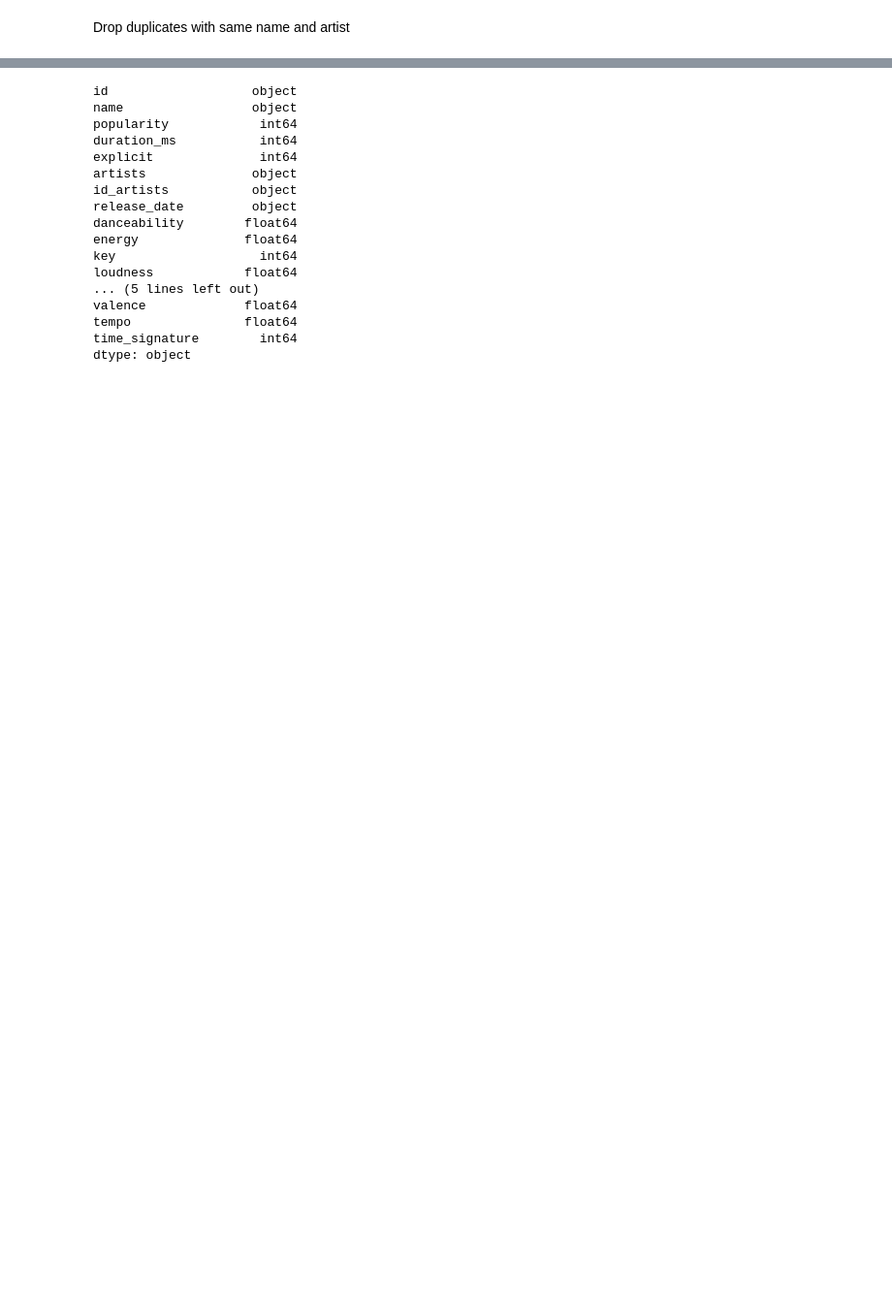
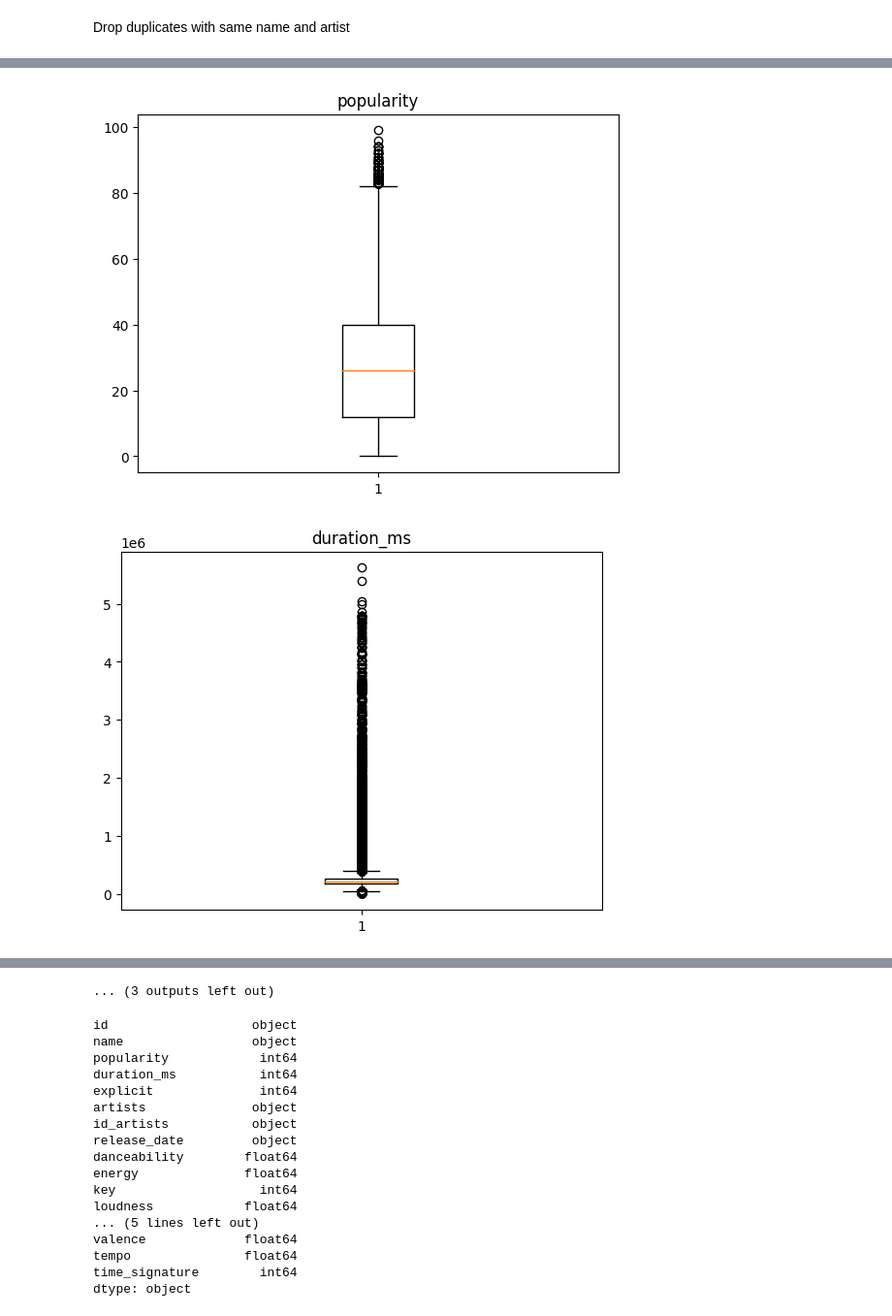
Before and after one commit to aria-51/dsw_tisabop, a Jupyter notebook: da_draftv1.ipynb, the cells around one changed output, grey strips where cells are left out. Shown at 97% size. Drawn from its saved outputs; the diff is of its cells as text; code cells hidden in the pictures; blank space fills up the shorter version.

```diff
--- a/da_draftv1.ipynb
+++ b/da_draftv1.ipynb
@@ -23,0 +94,8 @@ print(spotify_tracks.shape)
+# %%
+for column in quantitative_columns:
+    plt.title(column)
+    plt.boxplot(weoooo[column])
+    plt.show()
+# %% [output]
+[figure, added]
+[figure, added]
@@ -24,3 +112,4 @@ print(spotify_tracks.shape)
+... (3 outputs left out)
 # %%
 # find about these variables https://developer.spotify.com/documentation/web-api/reference/get-audio-features
 spotify_tracks.dtypes
```
Also changed, not shown: parts of 66 cells of this notebook.
